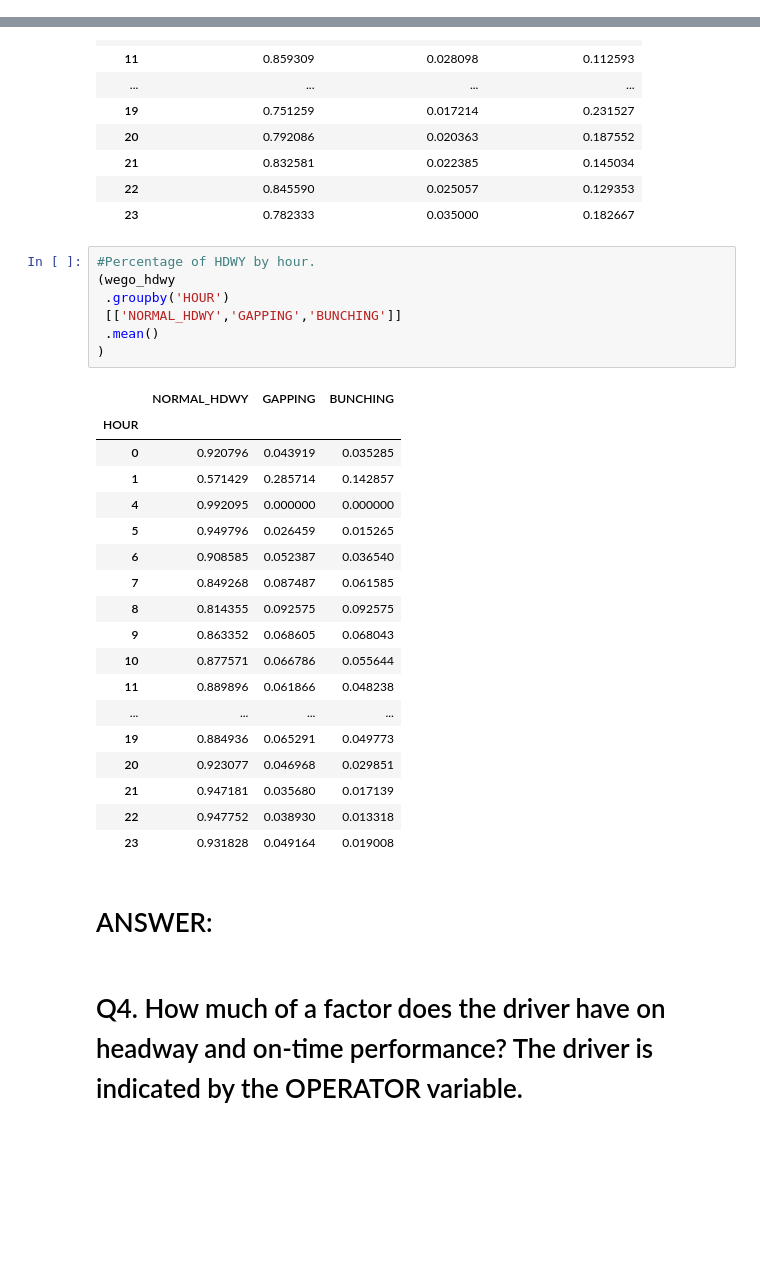
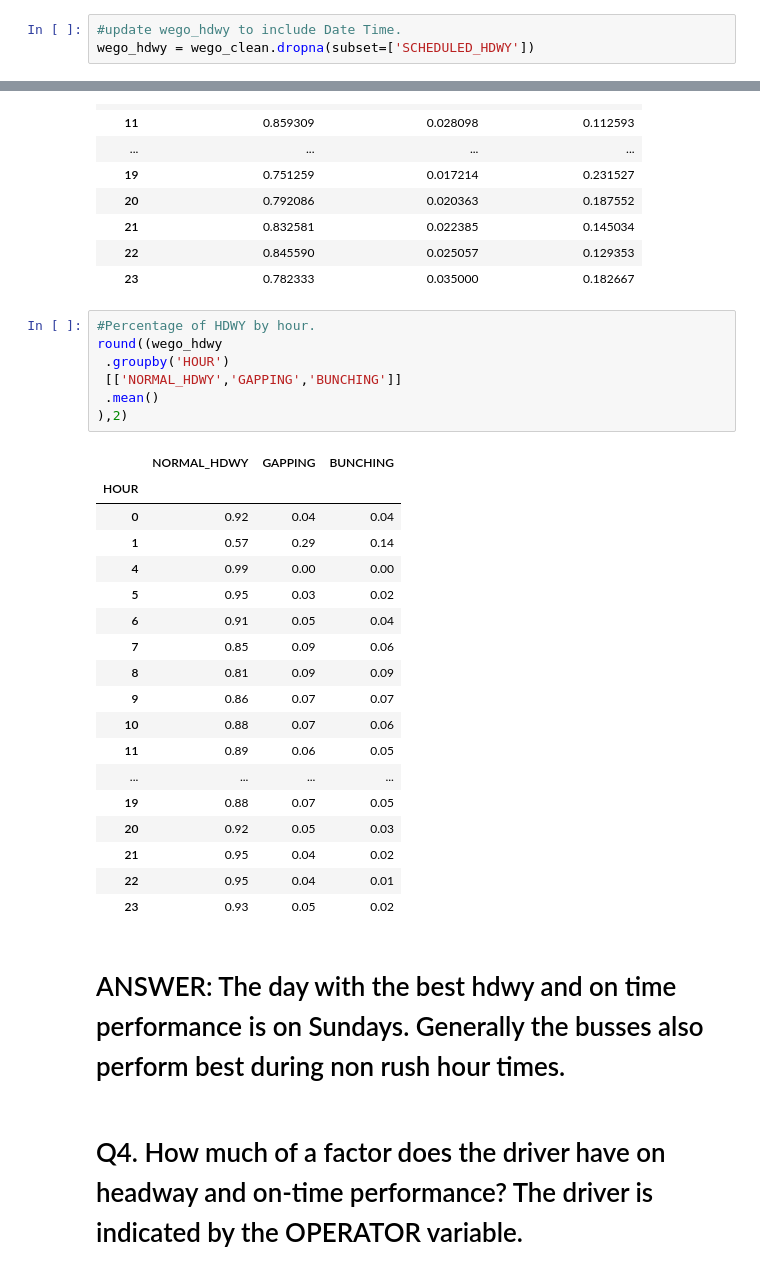
Before and after one commit to NSS-Data-Analytics-Cohort-11/wego-boomers, a Jupyter notebook: notebooks/WeGo_data.ipynb, the cells around one changed output, grey strips where cells are left out. Saved outputs shown, nothing was run; the diff lists cells and outputs as text; blank space fills up the shorter version.

```diff
--- a/notebooks/WeGo_data.ipynb
+++ b/notebooks/WeGo_data.ipynb
@@ -577,6 +577,9 @@ wego_clean['MONTH'] = wego_clean['DATE_TIME'].dt.month
 wego_clean['DAY'] = wego_clean['DATE_TIME'].dt.day
 wego_clean['HOUR'] = wego_clean['DATE_TIME'].dt.hour
 wego_clean['DAY_NAME'] = wego_clean['DATE_TIME'].dt.day_name()
+# %%
+#update wego_hdwy to include Date Time.
+wego_hdwy = wego_clean.dropna(subset=['SCHEDULED_HDWY'])
 # %%
 sns.barplot(wego_clean, x='HOUR', y='ADJUSTED_ONTIME_COUNT')
 # %% [output]
@@ -654,31 +652,31 @@ sns.barplot(wego_hdwy, x='DAY_NAME', y='ADJUSTED_ONTIME_COUNT')
 | 23 | 0.782333 | 0.035000 | 0.182667 |
 # %%
 #Percentage of HDWY by hour.
-(wego_hdwy
+round((wego_hdwy
  .groupby('HOUR')
  [['NORMAL_HDWY','GAPPING','BUNCHING']]
  .mean()
-)
+),2)
 # %% [output]
 |  | NORMAL_HDWY | GAPPING | BUNCHING |
 | HOUR |  |  |  |
-| 0 | 0.920796 | 0.043919 | 0.035285 |
-| 1 | 0.571429 | 0.285714 | 0.142857 |
-| 4 | 0.992095 | 0.000000 | 0.000000 |
-| 5 | 0.949796 | 0.026459 | 0.015265 |
-| 6 | 0.908585 | 0.052387 | 0.036540 |
-| 7 | 0.849268 | 0.087487 | 0.061585 |
-| 8 | 0.814355 | 0.092575 | 0.092575 |
-| 9 | 0.863352 | 0.068605 | 0.068043 |
-| 10 | 0.877571 | 0.066786 | 0.055644 |
-| 11 | 0.889896 | 0.061866 | 0.048238 |
+| 0 | 0.92 | 0.04 | 0.04 |
+| 1 | 0.57 | 0.29 | 0.14 |
+| 4 | 0.99 | 0.00 | 0.00 |
+| 5 | 0.95 | 0.03 | 0.02 |
+| 6 | 0.91 | 0.05 | 0.04 |
+| 7 | 0.85 | 0.09 | 0.06 |
+| 8 | 0.81 | 0.09 | 0.09 |
+| 9 | 0.86 | 0.07 | 0.07 |
+| 10 | 0.88 | 0.07 | 0.06 |
+| 11 | 0.89 | 0.06 | 0.05 |
 | ... | ... | ... | ... |
-| 19 | 0.884936 | 0.065291 | 0.049773 |
-| 20 | 0.923077 | 0.046968 | 0.029851 |
-| 21 | 0.947181 | 0.035680 | 0.017139 |
-| 22 | 0.947752 | 0.038930 | 0.013318 |
-| 23 | 0.931828 | 0.049164 | 0.019008 |
+| 19 | 0.88 | 0.07 | 0.05 |
+| 20 | 0.92 | 0.05 | 0.03 |
+| 21 | 0.95 | 0.04 | 0.02 |
+| 22 | 0.95 | 0.04 | 0.01 |
+| 23 | 0.93 | 0.05 | 0.02 |
 # %% [markdown]
-# ANSWER:
+# ANSWER: The day with the best hdwy and on time performance is on Sundays. Generally the busses also perform best during non rush hour times.
 # %% [markdown]
 # Q4. How much of a factor does the driver have on headway and on-time performance? The driver is indicated by the OPERATOR variable.
```
Also changed, not shown: parts of 30 cells of this notebook.
